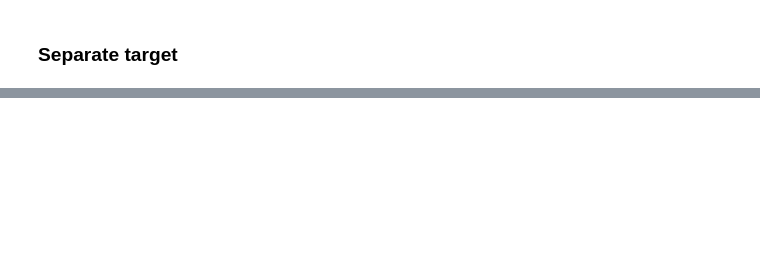
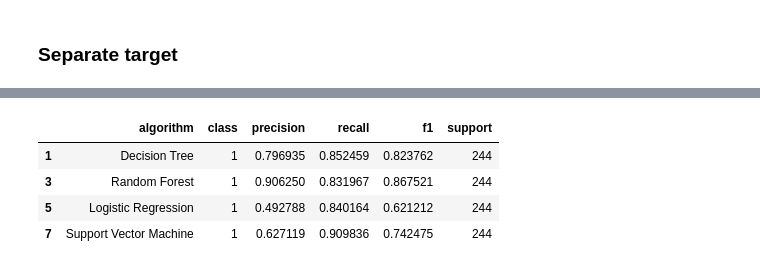
Before and after one commit to ppkgtmm/bank-churn-prediction, a Jupyter notebook: modeling.ipynb, the cells around one changed output, grey strips where cells are left out. Cells and saved outputs as stored; diff of their text form; code cells hidden in the pictures; blank space fills up the shorter version.

```diff
--- a/modeling.ipynb
+++ b/modeling.ipynb
@@ -120,3 +109,11 @@ weighted avg       0.96      0.96      0.96      1520
+# %%
+mm_eval_report.query('`class` == 1').style.background_gradient(cmap="YlGnBu")
+# %% [output]
+|  | algorithm | class | precision | recall | f1 | support |
+| 1 | Decision Tree | 1 | 0.796935 | 0.852459 | 0.823762 | 244 |
+| 3 | Random Forest | 1 | 0.906250 | 0.831967 | 0.867521 | 244 |
+| 5 | Logistic Regression | 1 | 0.492788 | 0.840164 | 0.621212 | 244 |
+| 7 | Support Vector Machine | 1 | 0.627119 | 0.909836 | 0.742475 | 244 |
 # %%
 # print('\nStandardized train set')
 # print(train_std.isna().sum())
```
Also changed, not shown: parts of 10 cells of this notebook.
